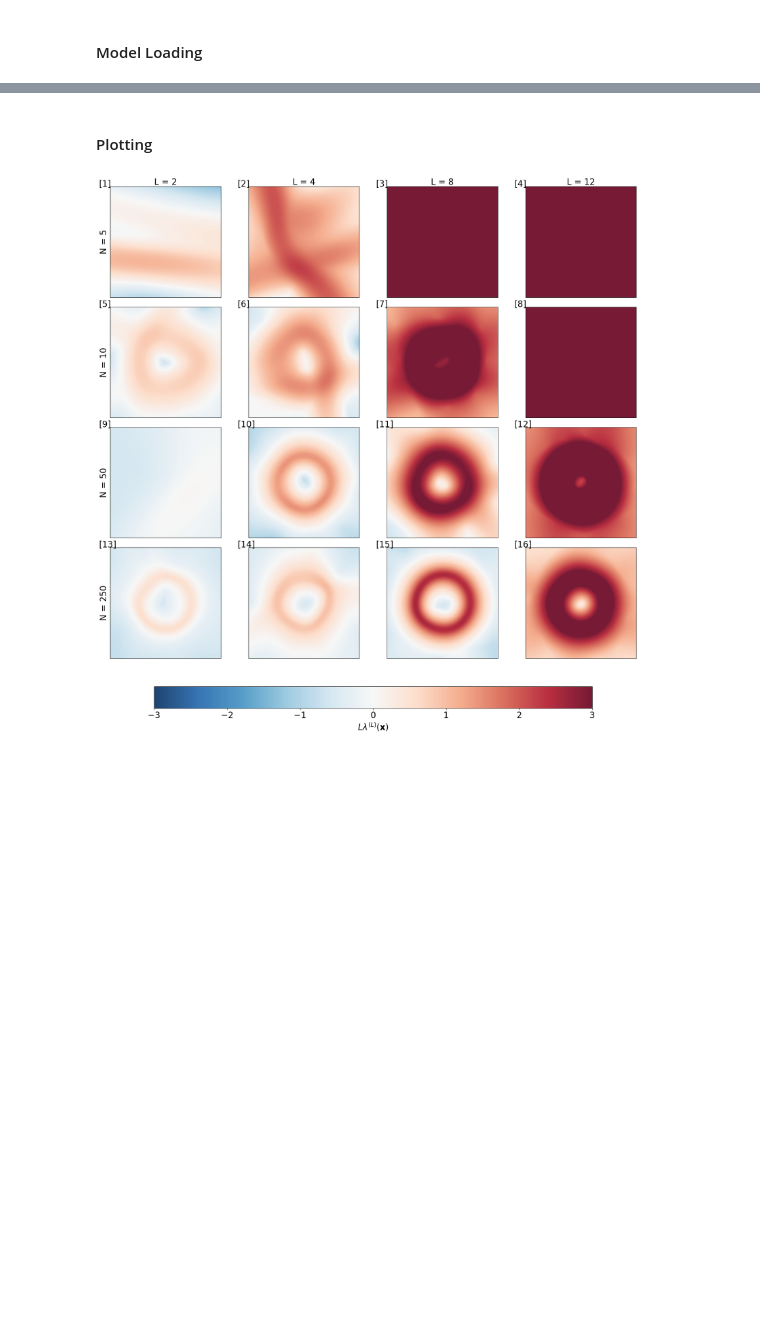
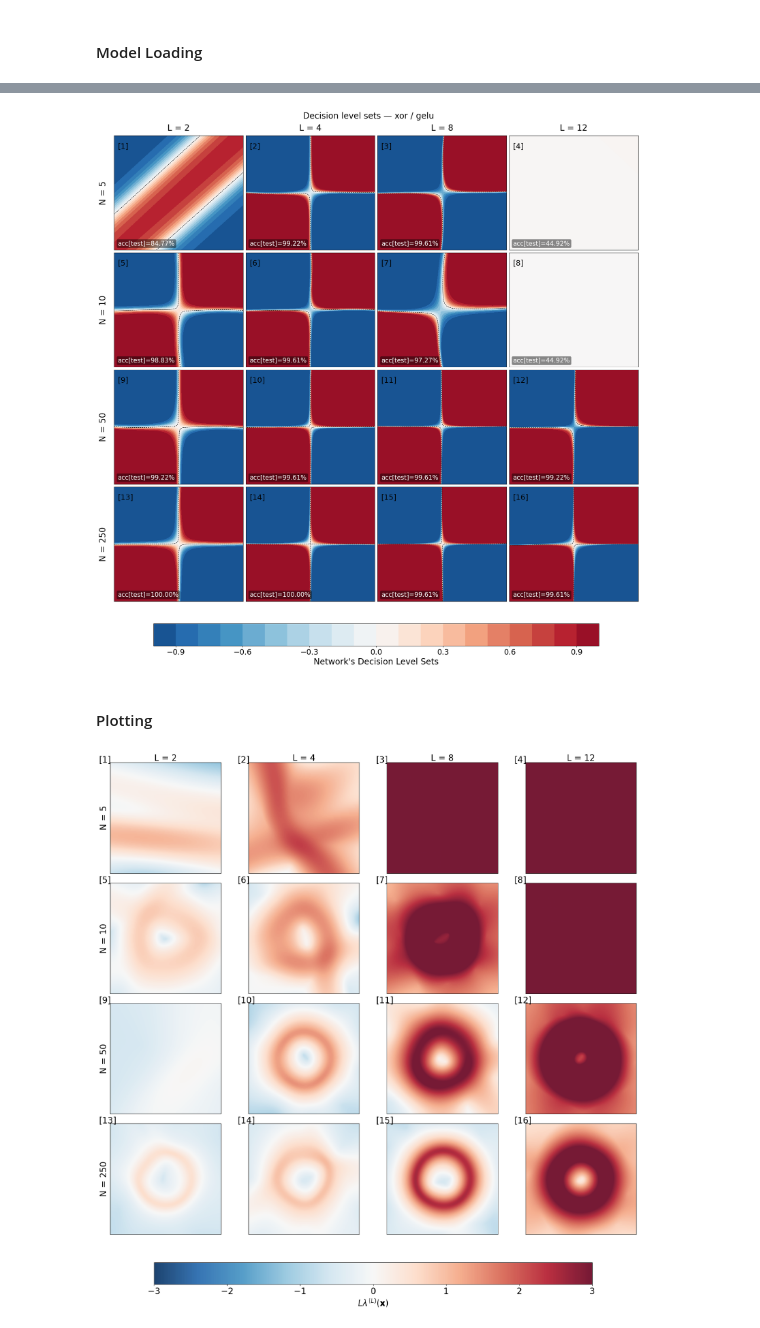
Before and after one commit to olegmaxus/ftlelab, a Jupyter notebook: notebooks/experiment_2.ipynb, the cells around one changed output, grey strips where cells are left out. Saved outputs shown, nothing was run; the diff lists cells and outputs as text; code cells hidden in the pictures; blank space fills up the shorter version.

```diff
--- a/notebooks/experiment_2.ipynb
+++ b/notebooks/experiment_2.ipynb
@@ -329,3 +549,31 @@ plot_ftle_grid_4x4(
+# %%
+dataset_n = "xor"
+# %%
+activation_n = "gelu"
+# %%
+plot_decision_grid_NL(
+    networks_grid,
+    dataset_name=dataset_n,
+    activation=activation_n,
+    XX=XX,
+    YY=YY,
+    X_val=next(iter(datasets_dict[dataset_n]["test"]))[:][0],
+    y_val=next(iter(datasets_dict[dataset_n]["test"]))[:][1],
+    n_list=[5, 10, 50, 250],
+    ell_list=[2, 4, 8, 12],
+    network_name_template="({N}, {L})-" + f"{dataset_n}-{activation_n}",
+    device="cpu",
+    levels=20,
+    cmap="RdBu_r",
+    vmin=-1.1,
+    vcenter=0.0,
+    vmax=1.1,
+    figsize=(18, 18),
+    dpi=100,
+    add_index=True,
+)
+# %% [output]
+[figure, added]
 # %% [markdown]
 #### Plotting
 # %%
```
Also changed, not shown: parts of 10 cells of this notebook, 55 other files.
